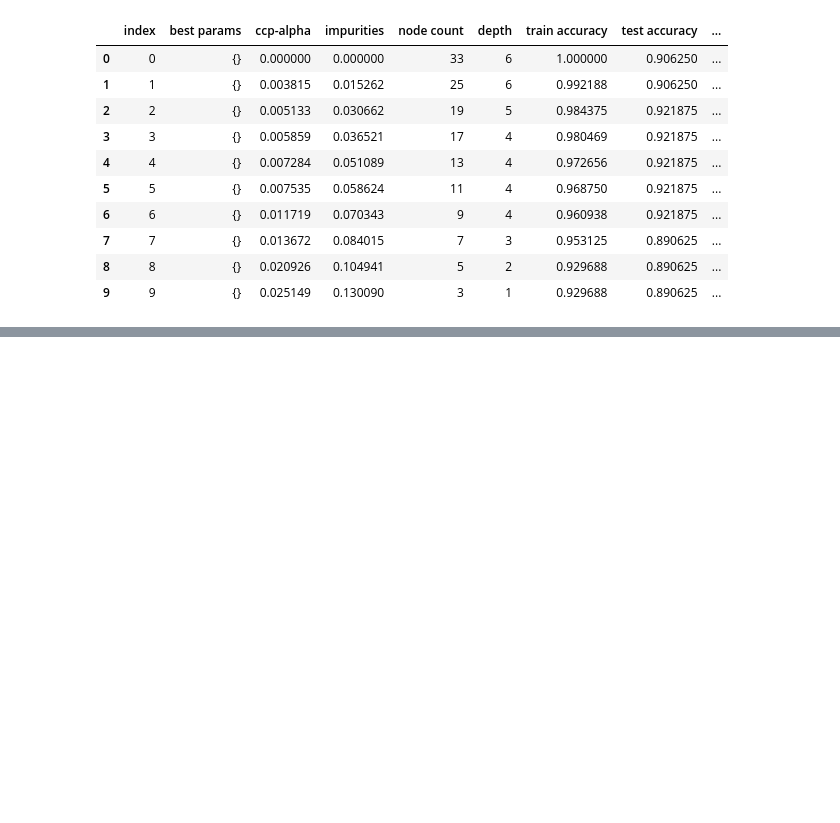
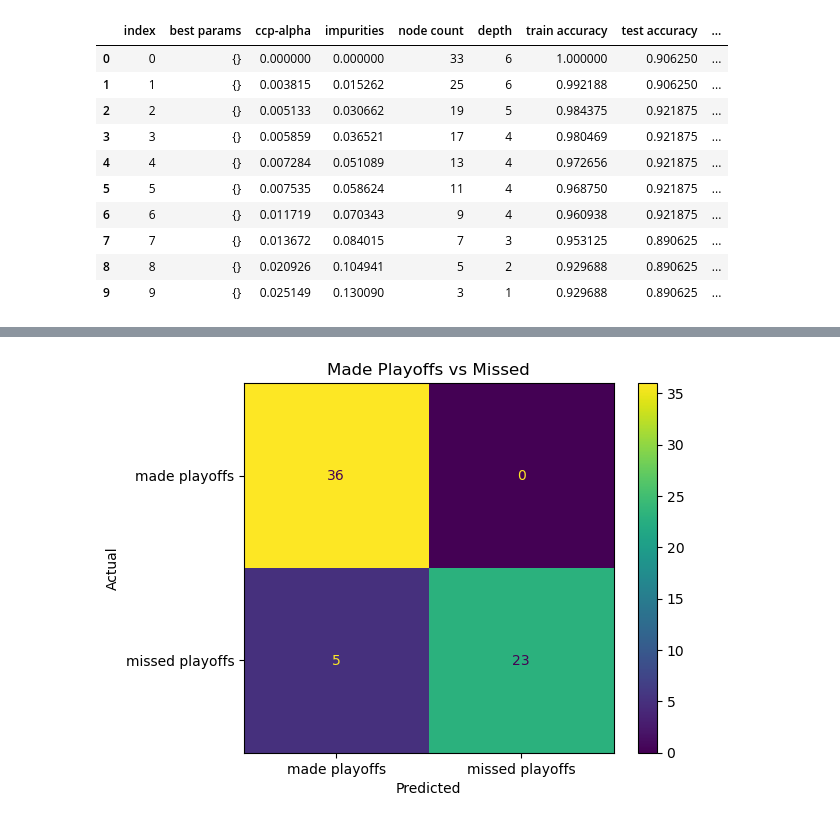
Before and after one commit to codemonkey1101/ucb-mlai-capstone, a Jupyter notebook: feature_evaluation.ipynb, the cells around one changed output, grey strips where cells are left out. Saved outputs shown, nothing was run; the diff lists cells and outputs as text; code cells hidden in the pictures; blank space fills up the shorter version.

```diff
--- a/feature_evaluation.ipynb
+++ b/feature_evaluation.ipynb
@@ -612,0 +689,8 @@ ValueError: when `importance_getter=='auto'`, the underlying estimator GridSearc
+# %%
+# compare previous with the best baseline: hyper-params:{}, ccp-alpha: 0.011719, impurities: 0.070343, nodes: 9, depth: 4, training score: 0.960938, test score: 0.921875, rmse: 0.241812
+# this ended up with the best results due to a slightly lower RMSE with giving up any accuracy
+model_eval_results_df = evaluateModel('dt-c-best-baseline', DecisionTreeClassifier(random_state=42), {}
+                                    , [0.011719]
+                                    , X_lte_2020, y_lte_2020_encoded, X_gt_2020, y_gt_2020_encoded
+                                    , None, None)
+model_eval_results_df
@@ -612,0 +700,4 @@ ValueError: when `importance_getter=='auto'`, the underlying estimator GridSearc
+# %%
+showConfusionMatrixForMakingPlayoffs(model_eval_results_df['test cm'].iloc[0])
+# %% [output]
+[figure, added]
```
Also changed, not shown: parts of 18 cells of this notebook, 2 other files.
